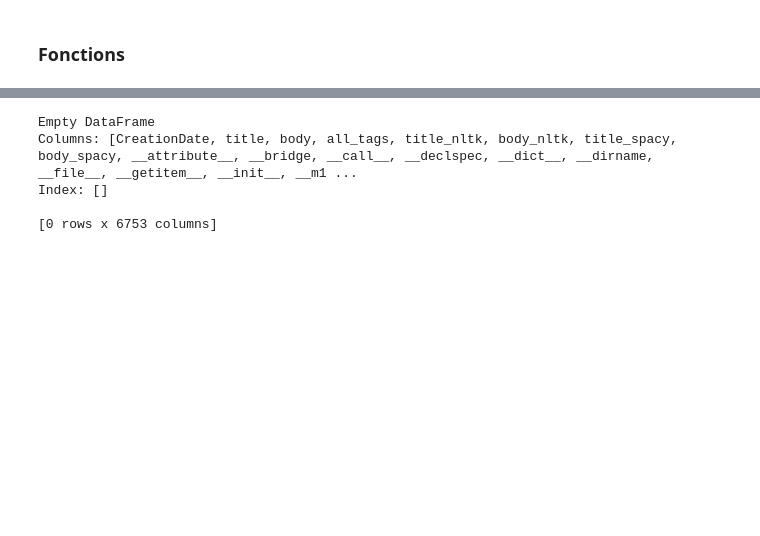
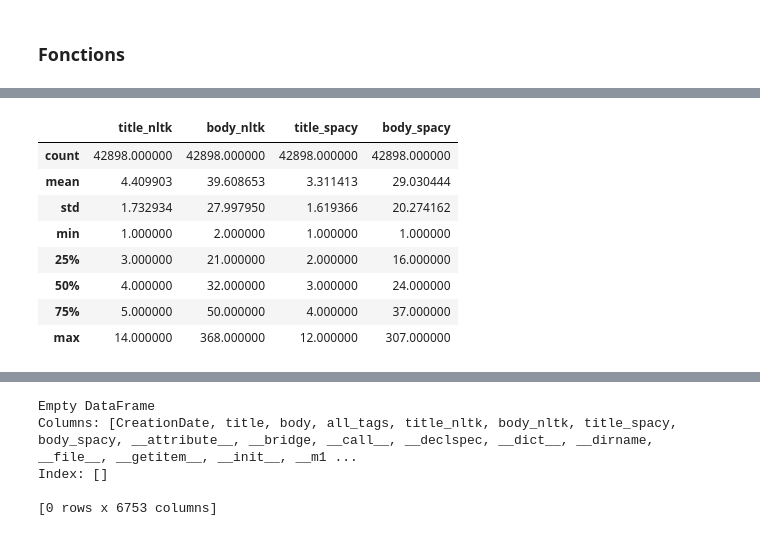
Before and after one commit to Kiwinokoto/ML_student, a Jupyter notebook: notebooks/Oudelet_Kevin_3_notebook_approche_non_supervisée_271123.ipynb, the cells around one changed output, grey strips where cells are left out. Cells and saved outputs as stored; diff of their text form; code cells hidden in the pictures; blank space fills up the shorter version.

```diff
--- a/notebooks/Oudelet_Kevin_3_notebook_approche_non_supervisée_271123.ipynb
+++ b/notebooks/Oudelet_Kevin_3_notebook_approche_non_supervisée_271123.ipynb
@@ -101,8 +102,8 @@ def quick_look(df, miss=True):
 # %%
 # import
 
-train = pd.read_csv('./../data/cleaned_data/2_bow_uniques/train_bow_uniques_title_nltk.csv', sep=',')
-test = pd.read_csv('./../data/cleaned_data/2_bow_uniques/test_bow_uniques_title_nltk.csv', sep=',')
+train = pd.read_csv('./../data/cleaned_data/train_bow_uniques.csv', sep=',')
+test = pd.read_csv('./../data/cleaned_data/test_bow_uniques.csv', sep=',')
 
 quick_look(train)
 # %% [output]
@@ -168 +157,16 @@ Index([4532, 8280, 12992, 14957, 22934, 24964, 25950], dtype='int64')
+# %%
+# Vérif
+train[['title_nltk', 'body_nltk', 'title_spacy', 'body_spacy']].map(len).describe()
+
+# OK, pas de liste vide (min = 1)
+# %% [output]
+|  | title_nltk | body_nltk | title_spacy | body_spacy |
+| count | 42898.000000 | 42898.000000 | 42898.000000 | 42898.000000 |
+| mean | 4.409903 | 39.608653 | 3.311413 | 29.030444 |
+| std | 1.732934 | 27.997950 | 1.619366 | 20.274162 |
+| min | 1.000000 | 2.000000 | 1.000000 | 1.000000 |
+| 25% | 3.000000 | 21.000000 | 2.000000 | 16.000000 |
+| 50% | 4.000000 | 32.000000 | 3.000000 | 24.000000 |
+| 75% | 5.000000 | 50.000000 | 4.000000 | 37.000000 |
+| max | 14.000000 | 368.000000 | 12.000000 | 307.000000 |
 # %%
```
Also changed, not shown: parts of 18 cells of this notebook.
